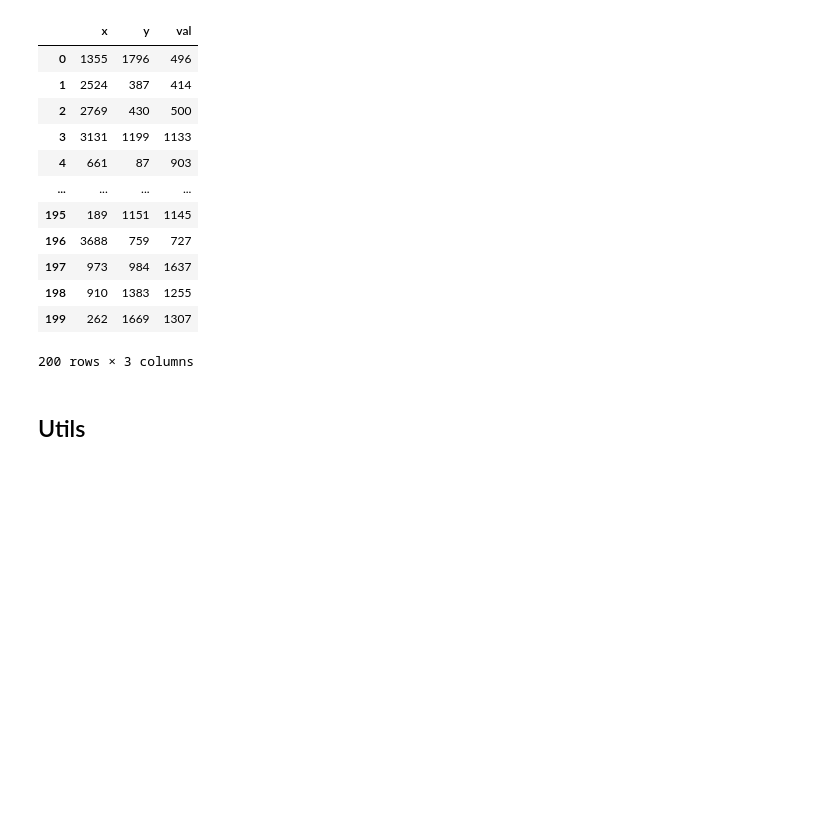
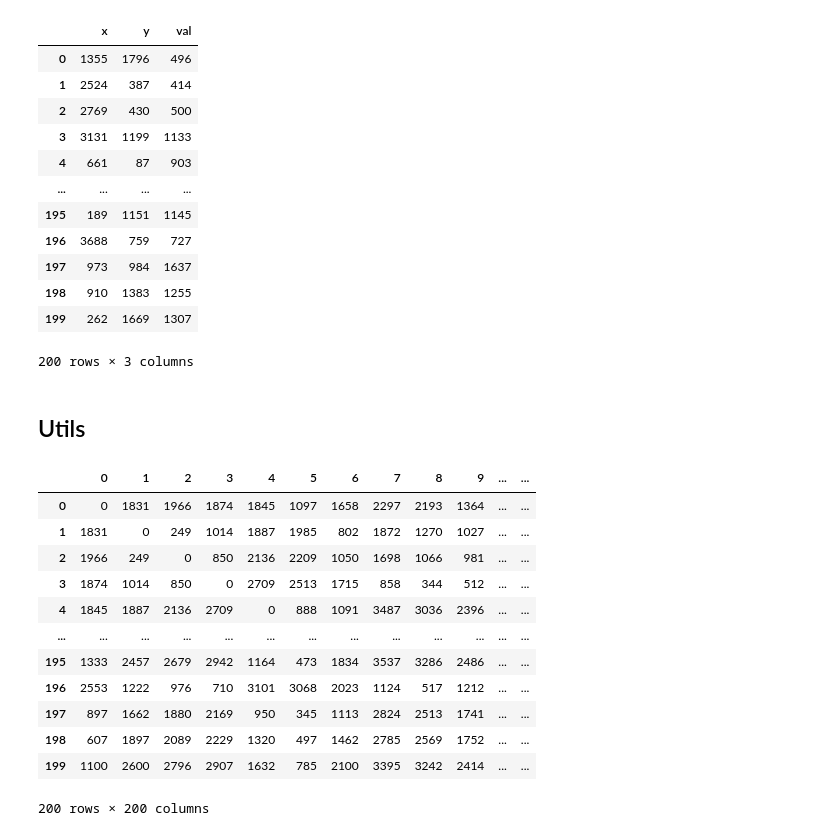
Before and after one commit to MatTheTab/Evolutionary-Computation, a Jupyter notebook: Assignment 2 Regret heuristics/Assignment_2_b.ipynb, the cells around one changed output. Cells and saved outputs as stored; diff of their text form; code cells hidden in the pictures; blank space fills up the shorter version.

```diff
--- a/Assignment 2 Regret heuristics/Assignment_2_b.ipynb
+++ b/Assignment 2 Regret heuristics/Assignment_2_b.ipynb
@@ -125,0 +266,17 @@ def euclidean_distance(point1, point2):
+# %%
+distance_matrix = get_distance_matrix(df, euclidean_distance)
+pd.DataFrame(distance_matrix)
+# %% [output]
+|  | 0 | 1 | 2 | 3 | 4 | 5 | 6 | 7 | 8 | 9 | ... | ... |
+| 0 | 0 | 1831 | 1966 | 1874 | 1845 | 1097 | 1658 | 2297 | 2193 | 1364 | ... | ... |
+| 1 | 1831 | 0 | 249 | 1014 | 1887 | 1985 | 802 | 1872 | 1270 | 1027 | ... | ... |
+| 2 | 1966 | 249 | 0 | 850 | 2136 | 2209 | 1050 | 1698 | 1066 | 981 | ... | ... |
+| 3 | 1874 | 1014 | 850 | 0 | 2709 | 2513 | 1715 | 858 | 344 | 512 | ... | ... |
+| 4 | 1845 | 1887 | 2136 | 2709 | 0 | 888 | 1091 | 3487 | 3036 | 2396 | ... | ... |
+| ... | ... | ... | ... | ... | ... | ... | ... | ... | ... | ... | ... | ... |
+| 195 | 1333 | 2457 | 2679 | 2942 | 1164 | 473 | 1834 | 3537 | 3286 | 2486 | ... | ... |
+| 196 | 2553 | 1222 | 976 | 710 | 3101 | 3068 | 2023 | 1124 | 517 | 1212 | ... | ... |
+| 197 | 897 | 1662 | 1880 | 2169 | 950 | 345 | 1113 | 2824 | 2513 | 1741 | ... | ... |
+| 198 | 607 | 1897 | 2089 | 2229 | 1320 | 497 | 1462 | 2785 | 2569 | 1752 | ... | ... |
+| 199 | 1100 | 2600 | 2796 | 2907 | 1632 | 785 | 2100 | 3395 | 3242 | 2414 | ... | ... |
+200 rows × 200 columns
```
Also changed, not shown: parts of 34 cells of this notebook.
